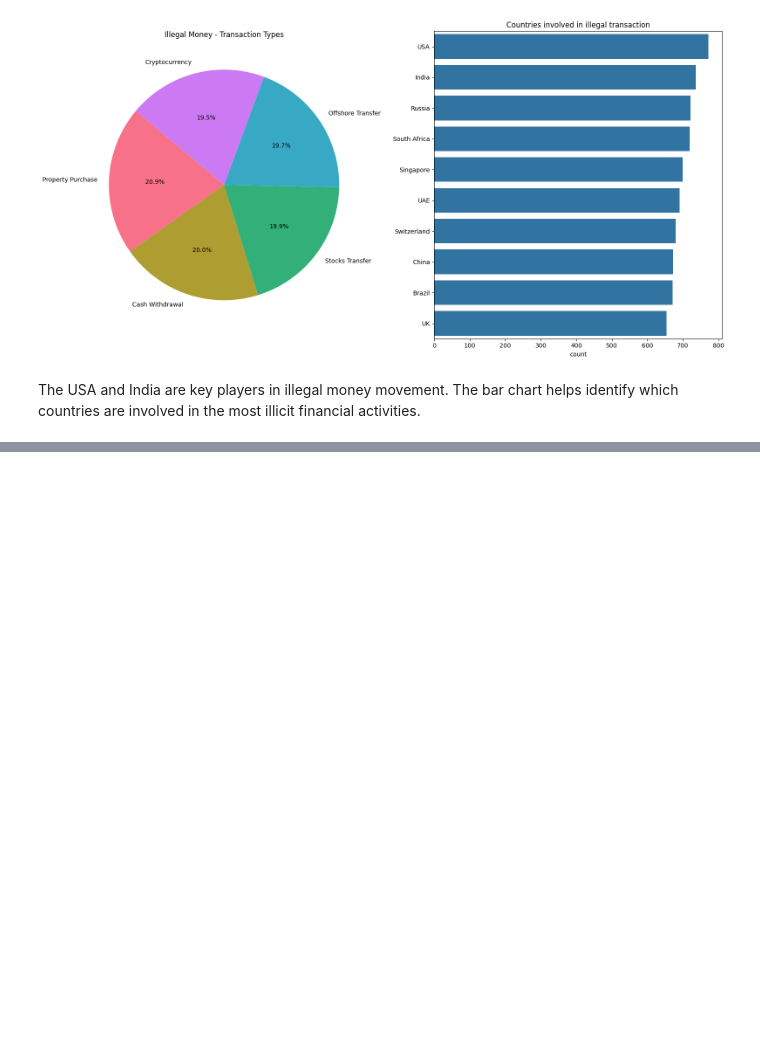
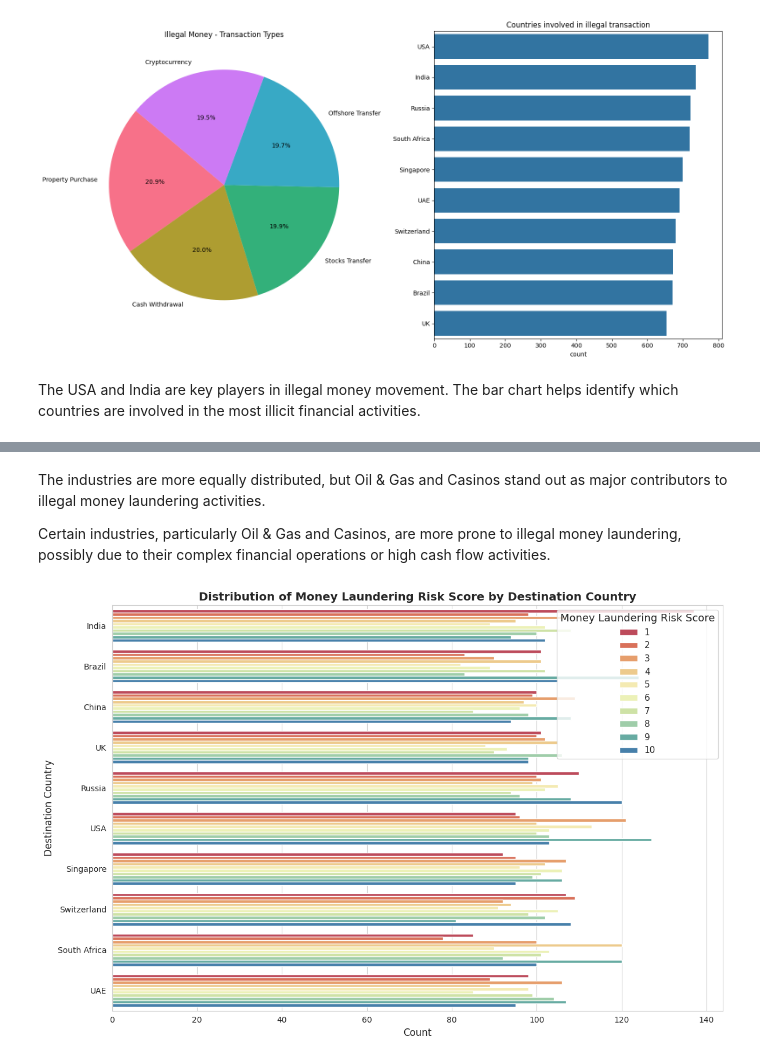
Before and after one commit to muhammadahmed73/Final-Project, a Jupyter notebook: 22031216_UOH_Final_Project.ipynb, the cells around one changed output, grey strips where cells are left out. Saved outputs shown, nothing was run; the diff lists cells and outputs as text; code cells hidden in the pictures; blank space fills up the shorter version.

```diff
--- a/22031216_UOH_Final_Project.ipynb
+++ b/22031216_UOH_Final_Project.ipynb
@@ -358,0 +383,32 @@ The USA and India are key players in illegal money movement. The bar chart helps
+# %% [markdown]
+The industries are more equally distributed, but Oil & Gas and Casinos stand out as major contributors to illegal money laundering activities.
+
+Certain industries, particularly Oil & Gas and Casinos, are more prone to illegal money laundering, possibly due to their complex financial operations or high cash flow activities.
+# %%
+import matplotlib.pyplot as plt
+import seaborn as sns
+
+# Set plot style
+sns.set_style("whitegrid")
+
+# Sort the DataFrame by "Money Laundering Risk Score" for ascending hue order
+df_sorted = df.sort_values(by="Money Laundering Risk Score")
+
+# Use a predefined color palette for a more cohesive look
+palette = sns.color_palette("Spectral", df_sorted["Money Laundering Risk Score"].nunique())
+
+# Create the plot
+plt.figure(figsize=(12, 8))
+sns.countplot(data=df_sorted, y="Destination Country", hue="Money Laundering Risk Score", palette=palette)
+plt.title("Distribution of Money Laundering Risk Score by Destination Country", fontsize=14, weight='bold')
+plt.xlabel("Count", fontsize=12)
+plt.ylabel("Destination Country", fontsize=12)
+
+# Add a legend title
+plt.legend(title="Money Laundering Risk Score", title_fontsize='13', fontsize='11')
+
+# Show the plot
+plt.tight_layout()
+plt.show()
+# %% [output]
+[figure, added]
```
Also changed, not shown: parts of 14 cells of this notebook.
